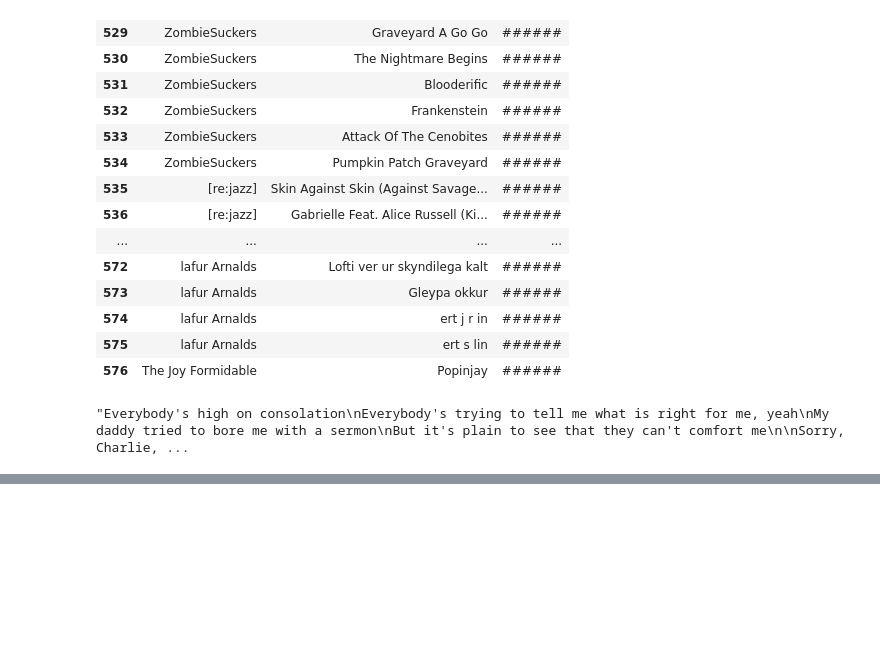
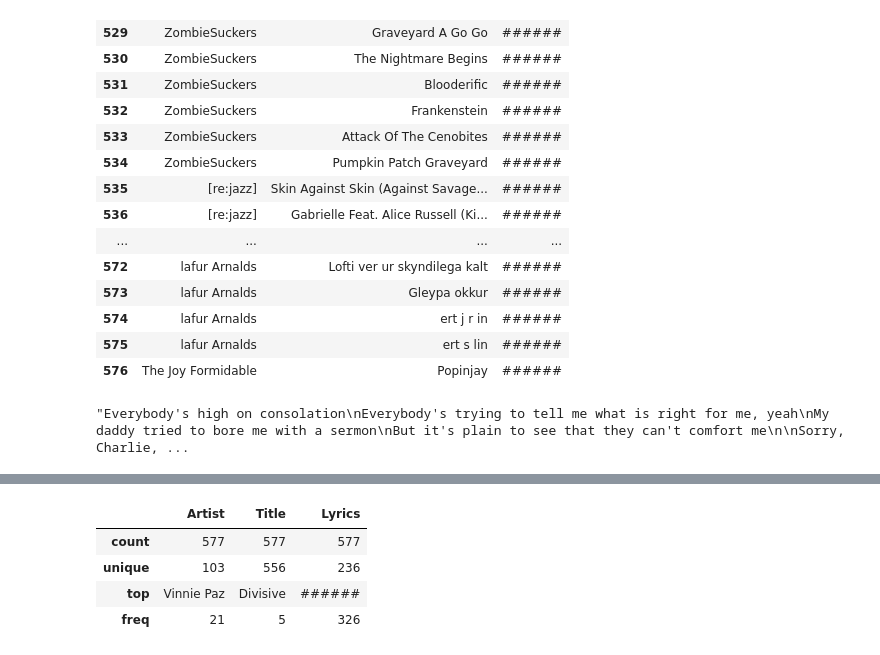
Before and after one commit to bertomartin/capstone2016, a Jupyter notebook: download_lyrics/csv_analysis_test.ipynb, the cells around one changed output, grey strips where cells are left out. Cells and saved outputs as stored; diff of their text form; code cells hidden in the pictures; blank space fills up the shorter version.

```diff
--- a/download_lyrics/csv_analysis_test.ipynb
+++ b/download_lyrics/csv_analysis_test.ipynb
@@ -57,0 +78,8 @@ songs.ix[558]['Lyrics']
+# %%
+songs.describe()
+# %% [output]
+|  | Artist | Title | Lyrics |
+| count | 577 | 577 | 577 |
+| unique | 103 | 556 | 236 |
+| top | Vinnie Paz | Divisive | ###### |
+| freq | 21 | 5 | 326 |
```
Also changed, not shown: parts of 5 cells of this notebook.
